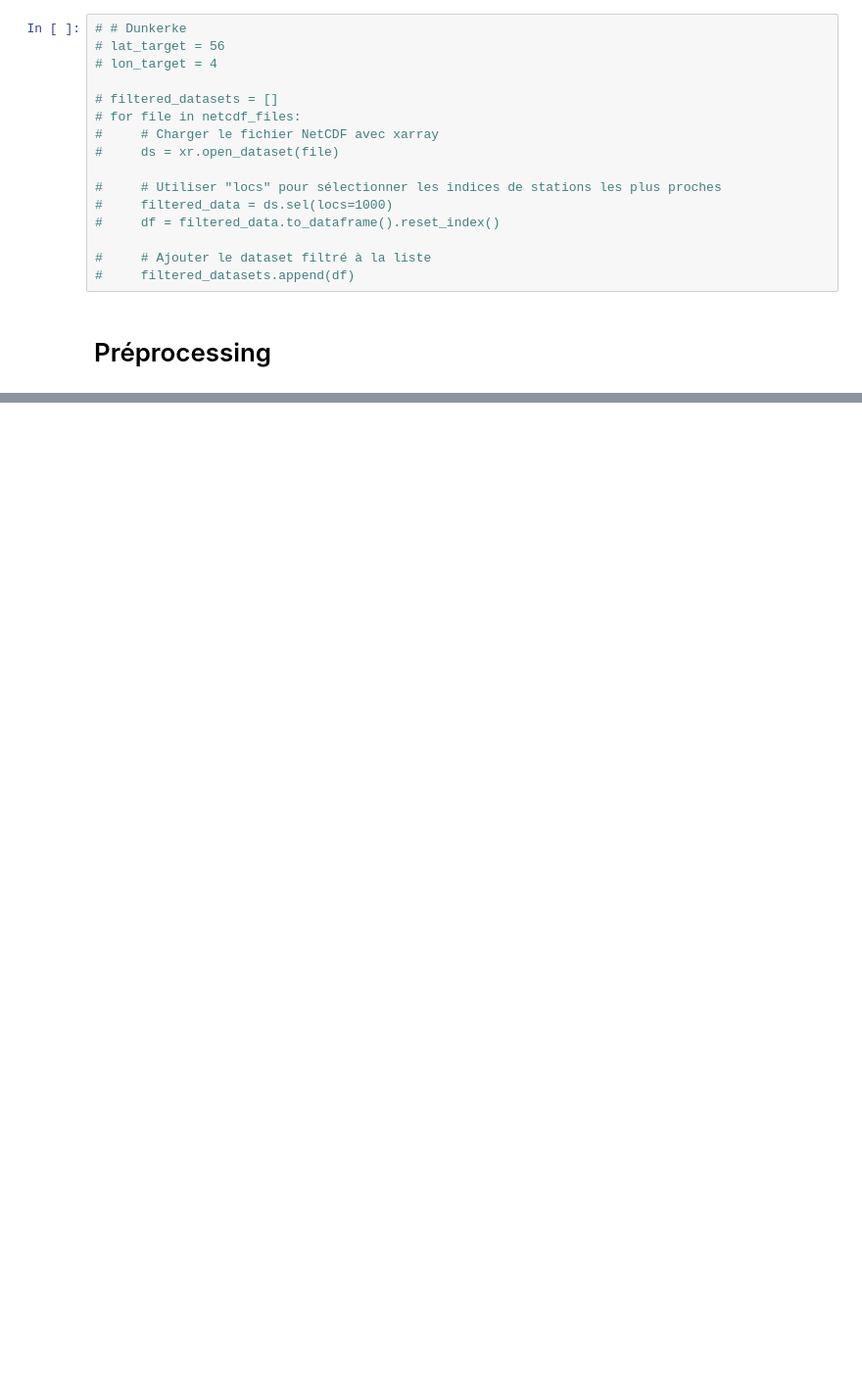
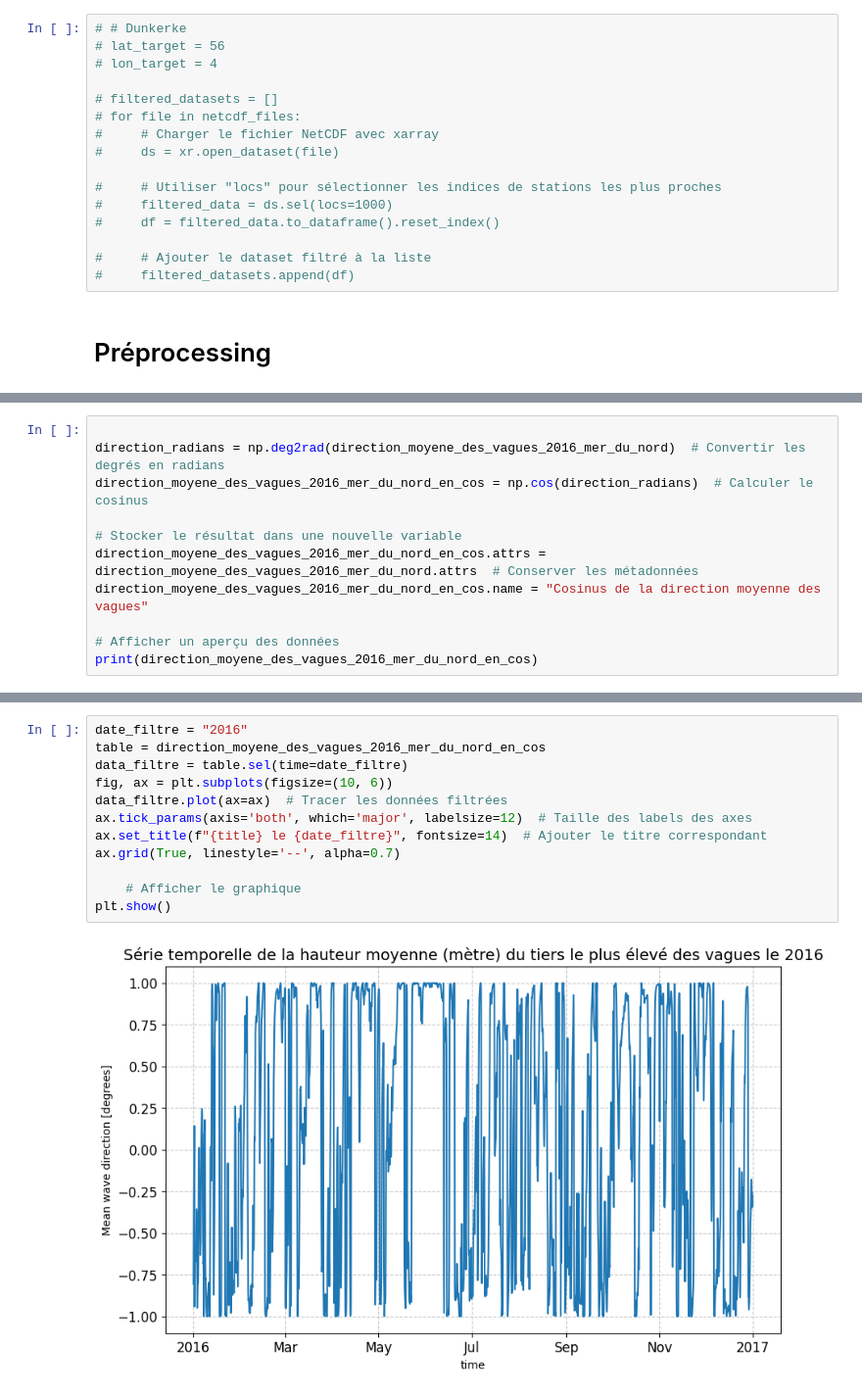
Before and after one commit to vonguyenthaonhi/SERIE-TEMPORELLE-MOSEF, a Jupyter notebook: projet.ipynb, the cells around one changed output, grey strips where cells are left out. Shown at 98% size. Drawn from its saved outputs; the diff is of its cells as text; blank space fills up the shorter version.

```diff
--- a/projet.ipynb
+++ b/projet.ipynb
@@ -399,0 +420,11 @@ Modèle
+# %%
+
+direction_radians = np.deg2rad(direction_moyene_des_vagues_2016_mer_du_nord)  # Convertir les degrés en radians
+direction_moyene_des_vagues_2016_mer_du_nord_en_cos = np.cos(direction_radians)  # Calculer le cosinus
+
+# Stocker le résultat dans une nouvelle variable
+direction_moyene_des_vagues_2016_mer_du_nord_en_cos.attrs = direction_moyene_des_vagues_2016_mer_du_nord.attrs  # Conserver les métadonnées
+direction_moyene_des_vagues_2016_mer_du_nord_en_cos.name = "Cosinus de la direction moyenne des vagues"
+
+# Afficher un aperçu des données
+print(direction_moyene_des_vagues_2016_mer_du_nord_en_cos)
@@ -399,0 +443,14 @@ Modèle
+# %%
+date_filtre = "2016"
+table = direction_moyene_des_vagues_2016_mer_du_nord_en_cos
+data_filtre = table.sel(time=date_filtre)
+fig, ax = plt.subplots(figsize=(10, 6))
+data_filtre.plot(ax=ax)  # Tracer les données filtrées
+ax.tick_params(axis='both', which='major', labelsize=12)  # Taille des labels des axes
+ax.set_title(f"{title} le {date_filtre}", fontsize=14)  # Ajouter le titre correspondant
+ax.grid(True, linestyle='--', alpha=0.7)
+
+    # Afficher le graphique
+plt.show()
+# %% [output]
+[figure, added]
```
Also changed, not shown: parts of 14 cells of this notebook.
